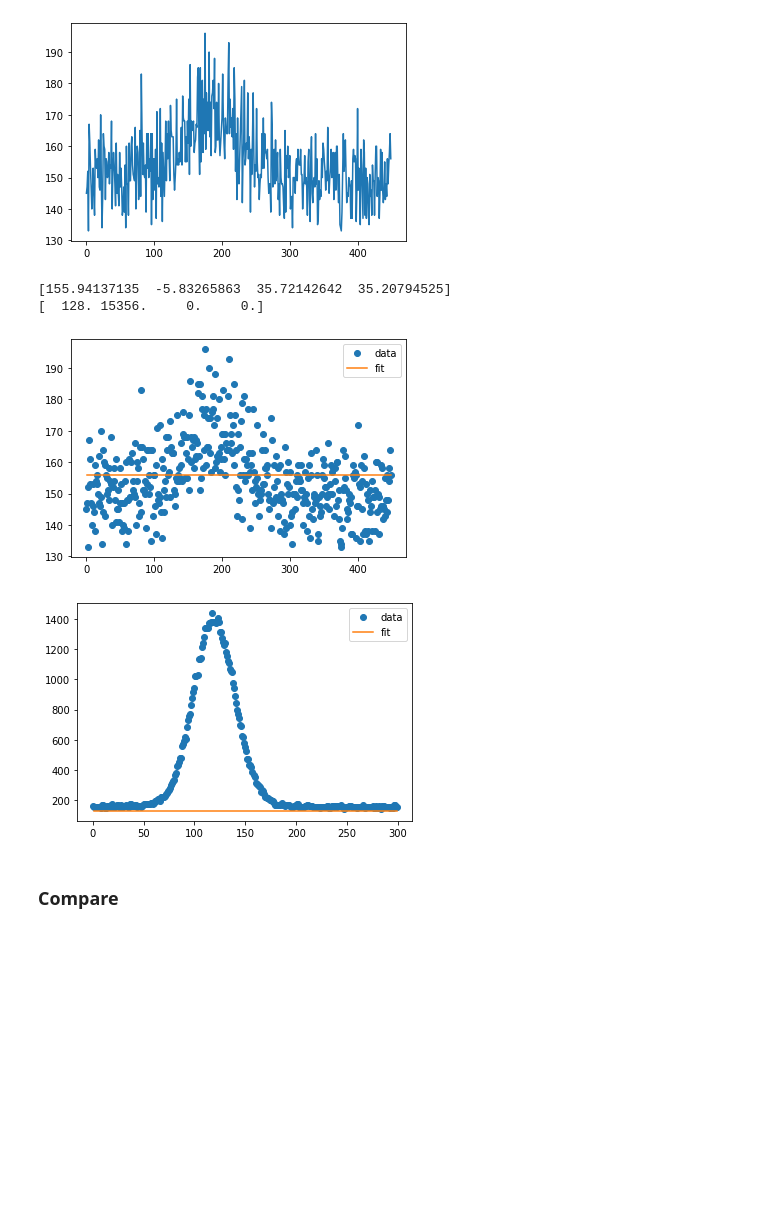
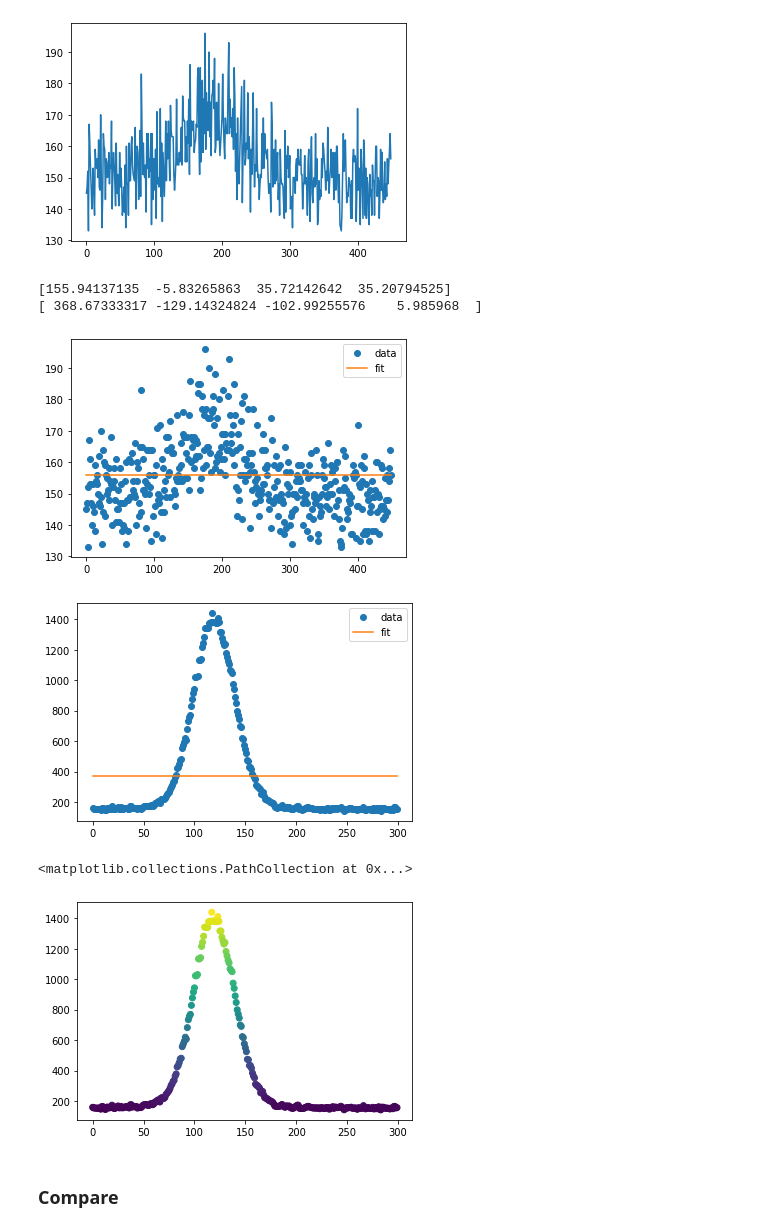
Before and after one commit to claryguru/BA_epics_camera, a Jupyter notebook: Jupiter/Lavel_Clustering_1DFit.ipynb, the cells around one changed output. Saved outputs shown, nothing was run; the diff lists cells and outputs as text; code cells hidden in the pictures; blank space fills up the shorter version.

```diff
--- a/Jupiter/Lavel_Clustering_1DFit.ipynb
+++ b/Jupiter/Lavel_Clustering_1DFit.ipynb
@@ -147,32 +151,37 @@ plt.show()
 # %%
 def gauss_func(x,  H, A, x0, sigma):
     return H + A * np.exp(-(x - x0) ** 2 / (2 * sigma ** 2))
 
 x_values_x = np.arange(len(x_data))
 x_values_y = np.arange(len(y_data))
 
 popt_x, pcov_x = curve_fit(gauss_func, x_values_x, x_data)
 print(popt_x)
 
 # p0 = [np.amin(med_filt_data), np.amax(med_filt_data), 0, 0]
 popt_y, pcov_y = curve_fit(gauss_func, x_values_y, y_data)
 print(popt_y)
 
 fit_x = gauss_func(x_values_x, popt_x[0], popt_x[1],  popt_y[2], popt_y[3])
 plt.plot(x_values_x, x_data, 'o', label='data')
 plt.plot(x_values_x, fit_x, '-', label='fit')
 plt.legend()
 plt.show()
 
 fit_y = gauss_func(x_values_y, popt_y[0], popt_y[1], popt_y[2], popt_y[3] )
 plt.plot(x_values_y, y_data, 'o', label='data')
 plt.plot(x_values_y, fit_y, '-', label='fit')
 plt.legend()
 plt.show()
+
+ax = plt.axes()
+ax.scatter(x_values_y, y_data, c=y_data, cmap='viridis')
 # %% [output]
 [155.94137135  -5.83265863  35.72142642  35.20794525]
-[  128. 15356.     0.     0.]
+[ 368.67333317 -129.14324824 -102.99255576    5.985968  ]
 [figure]
-[figure, old version]
+[figure, new version]
+<matplotlib.collections.PathCollection at 0x...>
+[figure, added]
 # %% [markdown]
 ### Compare
```
Also changed, not shown: parts of 3 cells of this notebook, 5 other files.
